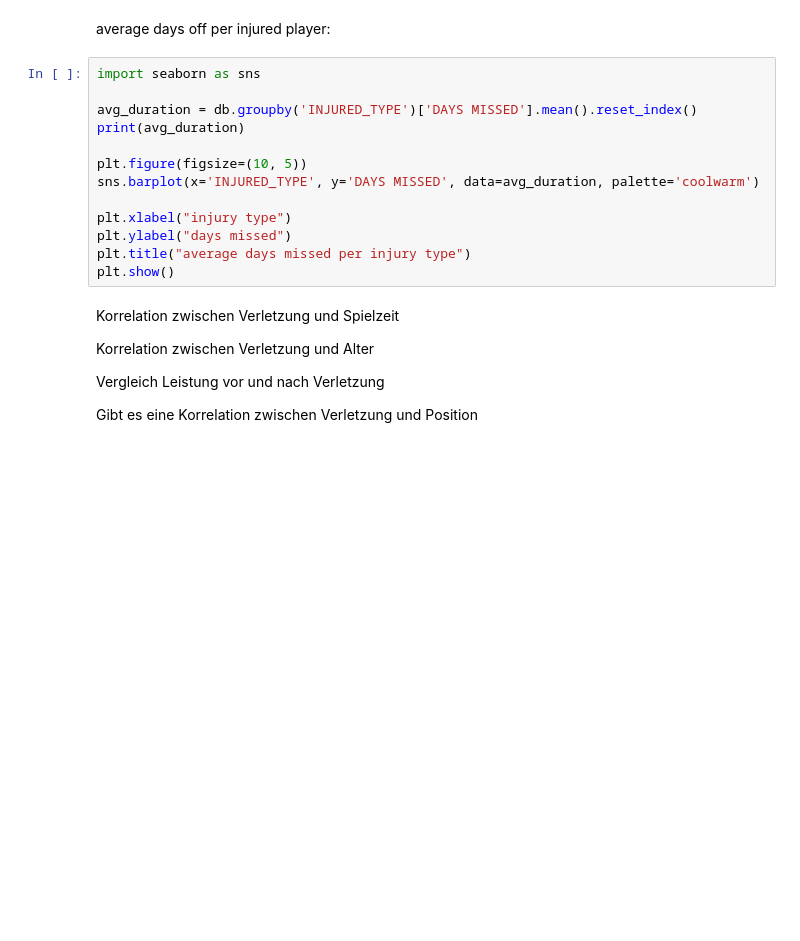
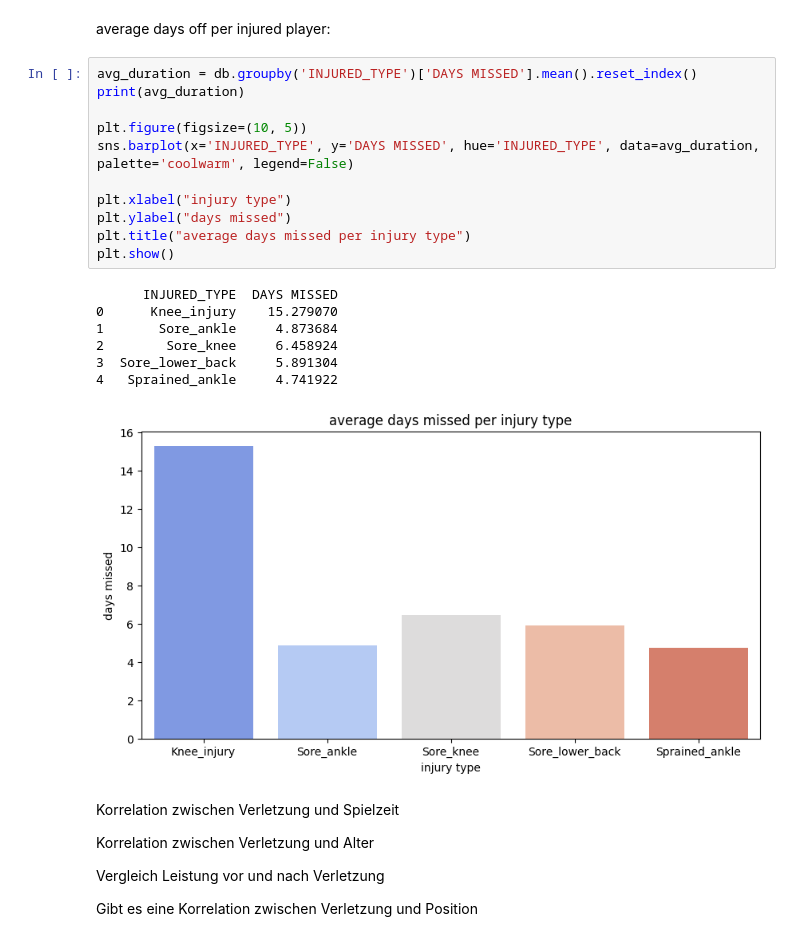
Before and after one commit to luciocanepa/data_science_project, a Jupyter notebook: data_tidying.ipynb, the cells around one changed output. Saved outputs shown, nothing was run; the diff lists cells and outputs as text; blank space fills up the shorter version.

```diff
--- a/data_tidying.ipynb
+++ b/data_tidying.ipynb
@@ -310,18 +311,24 @@ display(teams_summary_df[['Team', 'Total_Injuries', *list(injuries_by_type.keys(
 # %% [markdown]
 average days off per injured player:
 # %%
-import seaborn as sns
-
 avg_duration = db.groupby('INJURED_TYPE')['DAYS MISSED'].mean().reset_index()
 print(avg_duration)
 
 plt.figure(figsize=(10, 5))
-sns.barplot(x='INJURED_TYPE', y='DAYS MISSED', data=avg_duration, palette='coolwarm')
+sns.barplot(x='INJURED_TYPE', y='DAYS MISSED', hue='INJURED_TYPE', data=avg_duration, palette='coolwarm', legend=False)
 
 plt.xlabel("injury type")
 plt.ylabel("days missed")
 plt.title("average days missed per injury type")
 plt.show()
+# %% [output]
+      INJURED_TYPE  DAYS MISSED
+0      Knee_injury    15.279070
+1       Sore_ankle     4.873684
+2        Sore_knee     6.458924
+3  Sore_lower_back     5.891304
+4   Sprained_ankle     4.741922
+[figure, added]
 # %% [markdown]
 Korrelation zwischen Verletzung und Spielzeit
 
```
Also changed, not shown: parts of 4 cells of this notebook, 1 other file.
